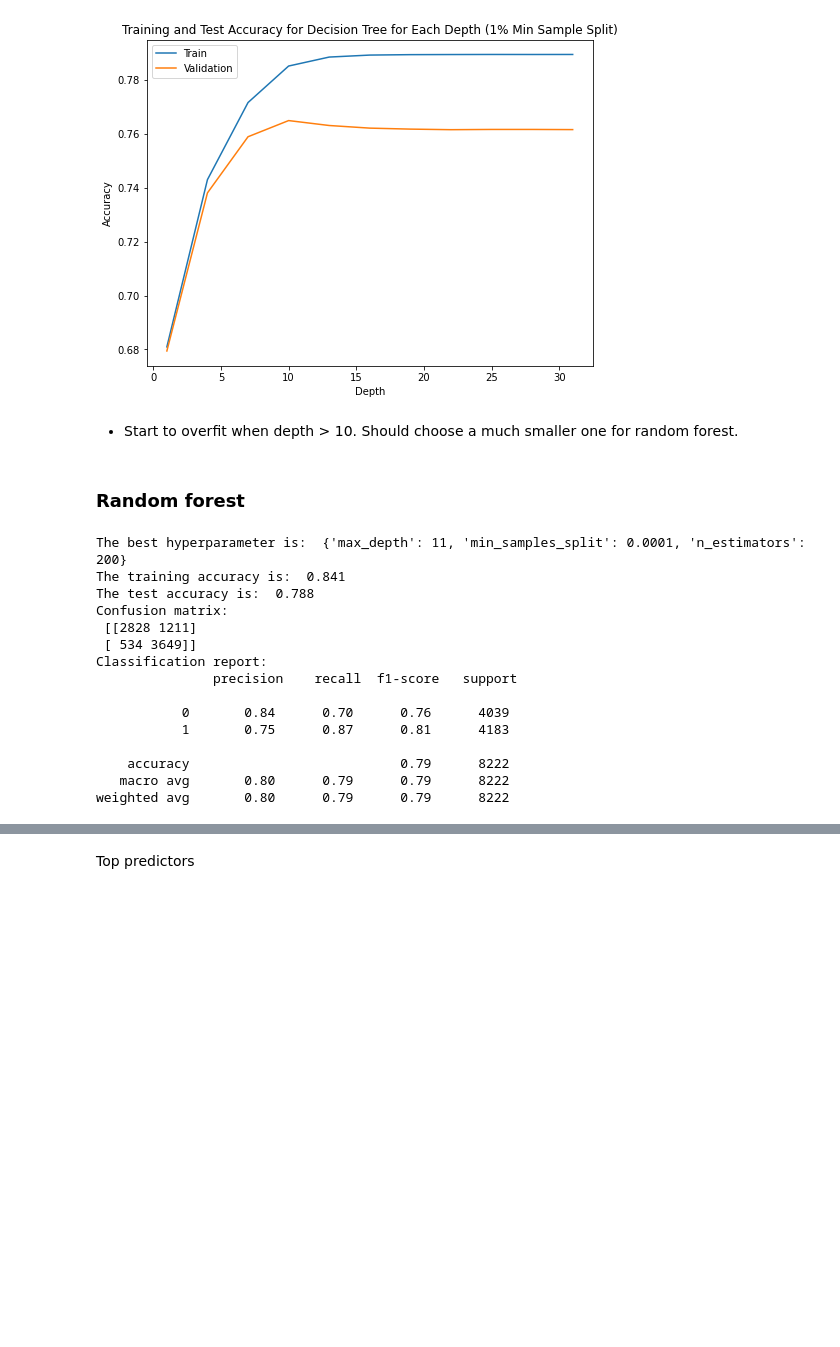
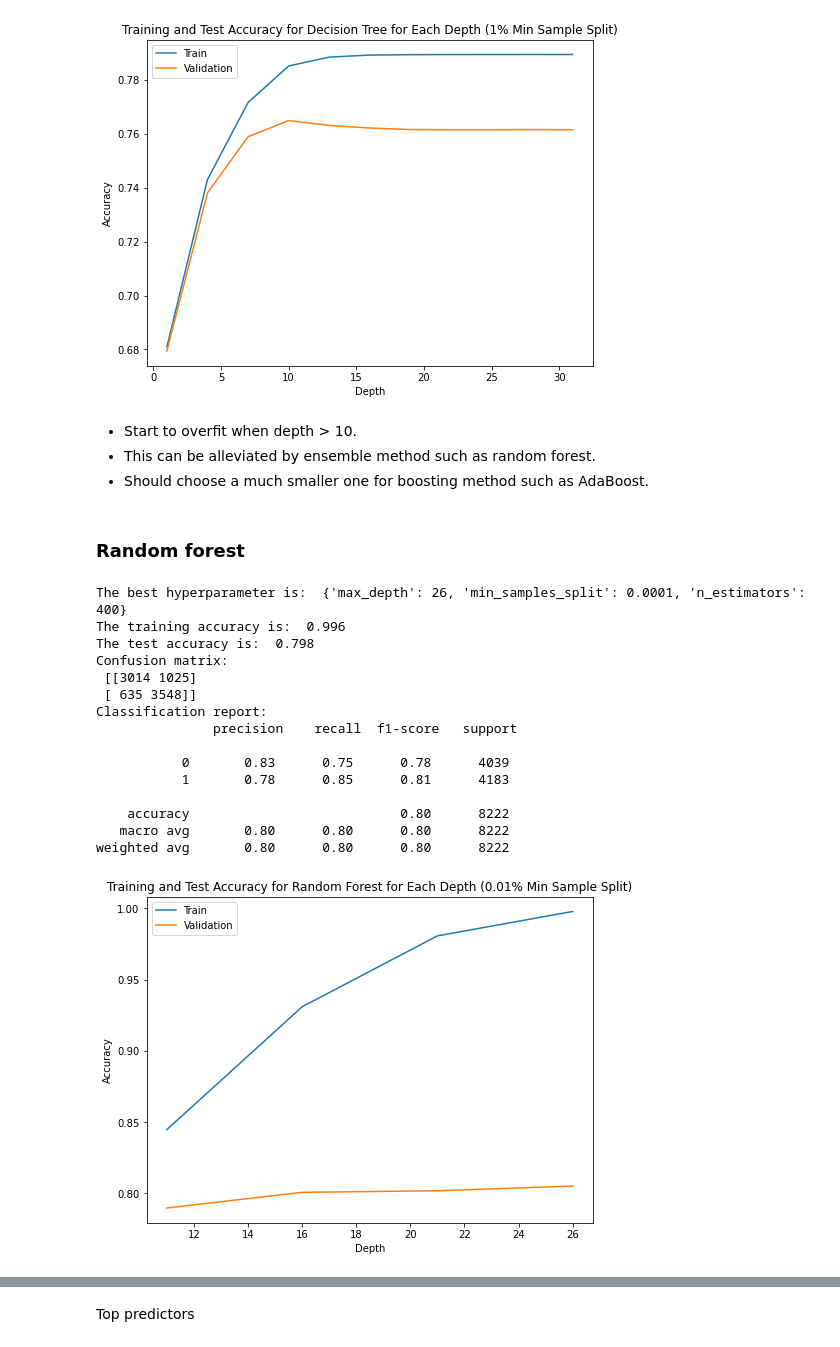
Before and after one commit to miaowu128/Spotify_Song_Hit_Prediction, a Jupyter notebook: 209 project.ipynb, the cells around one changed output, grey strips where cells are left out. Cells and saved outputs as stored; diff of their text form; code cells hidden in the pictures; blank space fills up the shorter version.

```diff
--- a/209 project.ipynb
+++ b/209 project.ipynb
@@ -768,7 +681,9 @@ plt.show()
 # %% [output]
 [figure]
 # %% [markdown]
-- Start to overfit when depth > 10. Should choose a much smaller one for random forest.
+- Start to overfit when depth > 10.
+- This can be alleviated by ensemble method such as random forest.
+- Should choose a much smaller one for boosting method such as AdaBoost.
 # %% [markdown]
 ### Random forest
 # %%
@@ -780,10 +701,13 @@ clf_rf = GridSearchCV(rf, parameters, cv=10, error_score=0, n_jobs=-1, return_tr
 # %%
-train_acc_list = clf_rf.cv_results_["mean_train_score"].reshape(-1, 3)
-val_acc_list = clf_rf.cv_results_["mean_test_score"].reshape(-1, 3)
-best_param = clf_rf.best_params_
+train_acc_list = clf.cv_results_["mean_train_score"].reshape(-1, 2)
+val_acc_list = clf.cv_results_["mean_test_score"].reshape(-1, 2)
+best_param = clf.best_params_
+start = time.time()
 best_rf = RandomForestClassifier(n_estimators=best_param["n_estimators"],
                                  min_samples_split=best_param["min_samples_split"],
                                  max_depth=best_param["max_depth"]).fit(X_train_std, y_train)
+end = time.time()
+time_matrix[2] = np.round(end - start, 2)
 train_acc_rf = best_rf.score(X_train_std, y_train)
 test_acc_rf = best_rf.score(X_test_std, y_test)
 y_pred_rf = best_rf.predict(X_test_std)
@@ -794,18 +718,31 @@ print("The test accuracy is: ", np.round(test_acc_rf, 3))
 print("Confusion matrix: \n", confusion_matrix(y_test, y_pred_rf))
 print("Classification report: \n", classification_report(y_test, y_pred_rf))
 # %% [output]
-The best hyperparameter is:  {'max_depth': 11, 'min_samples_split': 0.0001, 'n_estimators': 200}
-The training accuracy is:  0.841
-The test accuracy is:  0.788
+The best hyperparameter is:  {'max_depth': 26, 'min_samples_split': 0.0001, 'n_estimators': 400}
+The training accuracy is:  0.996
+The test accuracy is:  0.798
 Confusion matrix:
- [[2828 1211]
- [ 534 3649]]
+ [[3014 1025]
+ [ 635 3548]]
 Classification report:
                precision    recall  f1-score   support
 
-           0       0.84      0.70      0.76      4039
-           1       0.75      0.87      0.81      4183
+           0       0.83      0.75      0.78      4039
+           1       0.78      0.85      0.81      4183
 
-    accuracy                           0.79      8222
-   macro avg       0.80      0.79      0.79      8222
-weighted avg       0.80      0.79      0.79      8222
+    accuracy                           0.80      8222
+   macro avg       0.80      0.80      0.80      8222
+weighted avg       0.80      0.80      0.80      8222
+# %%
+fig, ax = plt.subplots(figsize = (8, 6))
+
+depth = range(11, 27, 5)
+ax.plot(depth, train_acc_list[:, 0], label="Train")
+ax.plot(depth, val_acc_list[:, 0], label="Validation")
+ax.set_xlabel("Depth")
+ax.set_ylabel("Accuracy")
+ax.set_title("Training and Test Accuracy for Random Forest for Each Depth (0.01% Min Sample Split)")
+ax.legend()
+plt.show()
+# %% [output]
+[figure, added]
```
Also changed, not shown: parts of 43 cells of this notebook.
